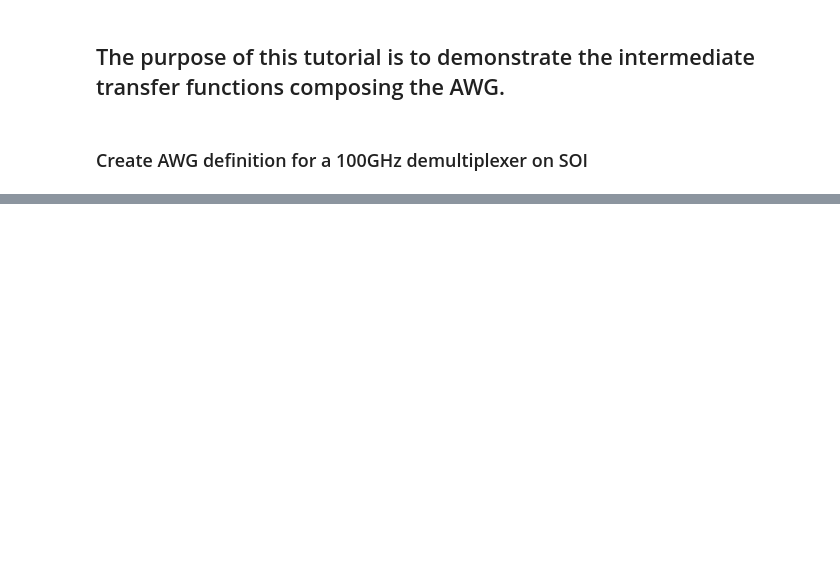
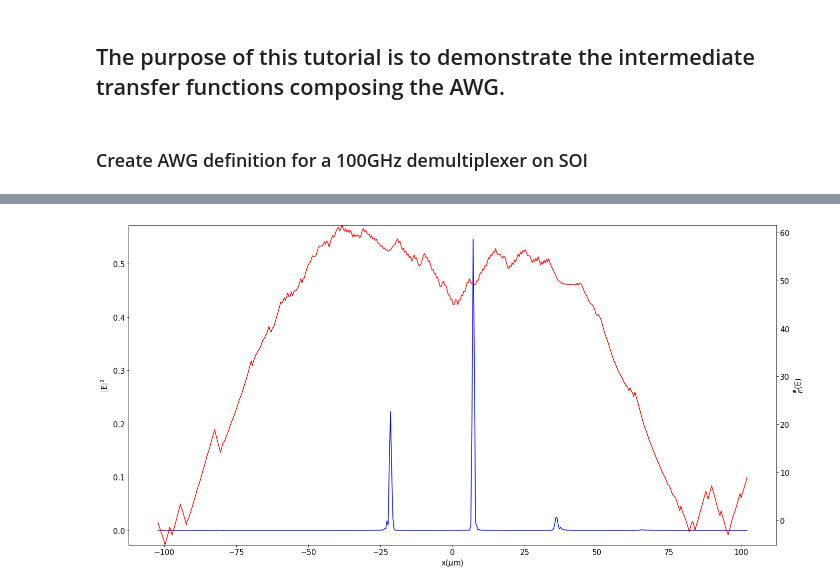
Before and after one commit to dnrobin/awg-python, a Jupyter notebook: Example_function.ipynb, the cells around one changed output, grey strips where cells are left out. Cells and saved outputs as stored; diff of their text form; code cells hidden in the pictures; blank space fills up the shorter version.

```diff
--- a/Example_function.ipynb
+++ b/Example_function.ipynb
@@ -30,0 +36,7 @@ plt.show()
+# %%
+F4 = fpr2(model,lmbda,F3, points = 500)
+
+plotfield(F4,PlotPhase = True,UnwrapPhase = True, NormalizePhase = True)
+plt.show()
+# %% [output]
+[figure, added]
```
Also changed, not shown: parts of 5 cells of this notebook, 5 other files.
